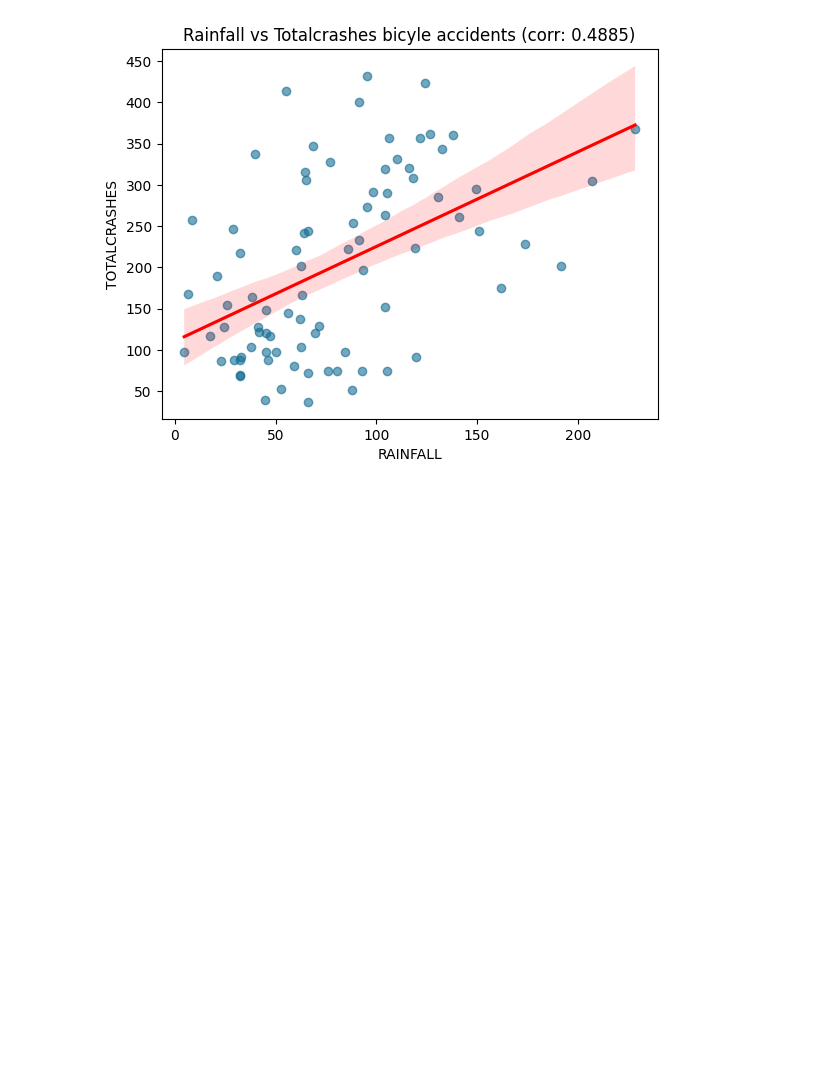
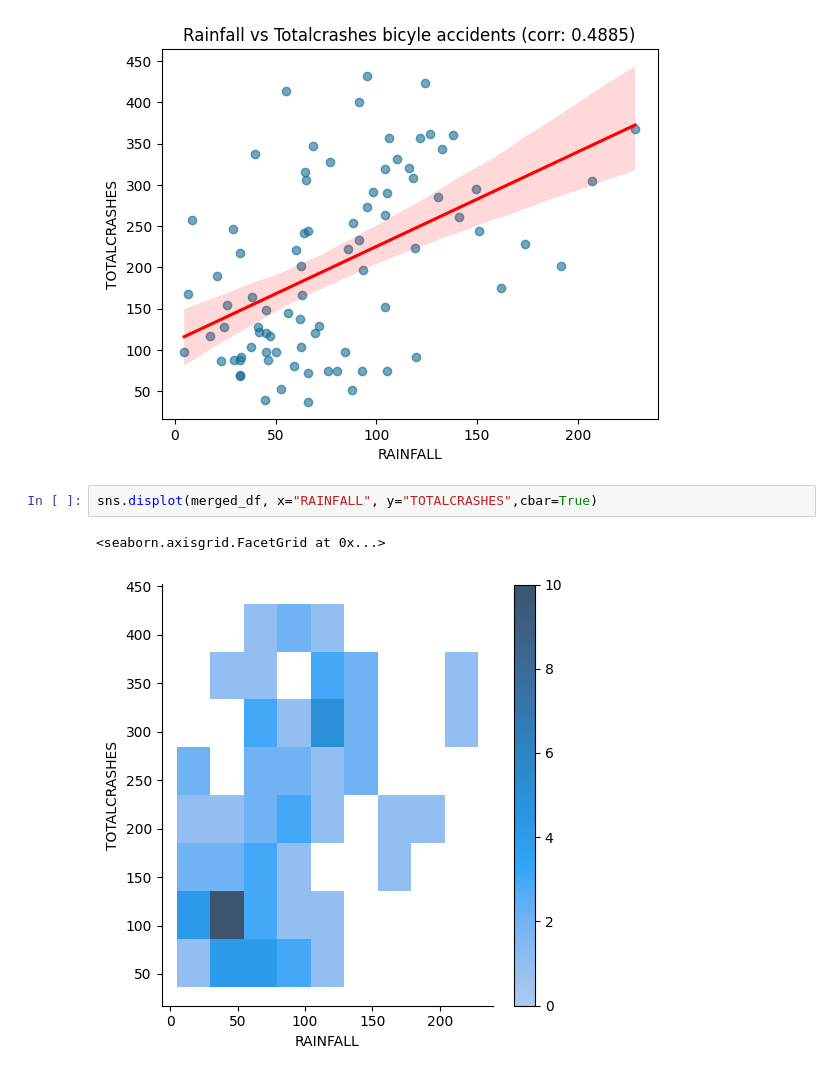
Before and after one commit to Pelendones/MADE-project, a Jupyter notebook: project/data-exploration.ipynb, the cells around one changed output. Cells and saved outputs as stored; diff of their text form; blank space fills up the shorter version.

Commit message:
added heatmap

```diff
--- a/project/data-exploration.ipynb
+++ b/project/data-exploration.ipynb
@@ -210,3 +210,8 @@ plt.title(f'Rainfall vs Totalcrashes bicyle accidents (corr: {correlation:.4f})'
 # %% [output]
 Text(0.5, 1.0, 'Rainfall vs Totalcrashes bicyle accidents (corr: 0.4885)')
 [figure]
+# %%
+sns.displot(merged_df, x="RAINFALL", y="TOTALCRASHES",cbar=True)
+# %% [output]
+<seaborn.axisgrid.FacetGrid at 0x...>
+[figure, added]
```
Also changed, not shown: 1 other file.
